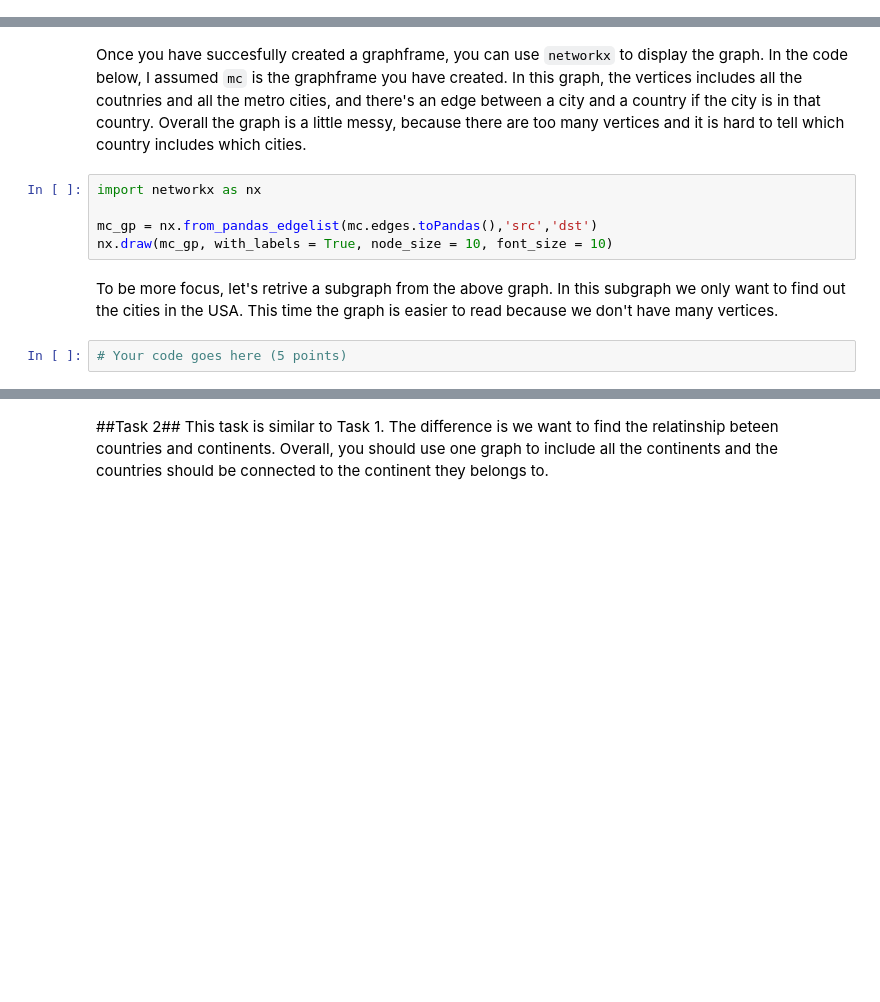
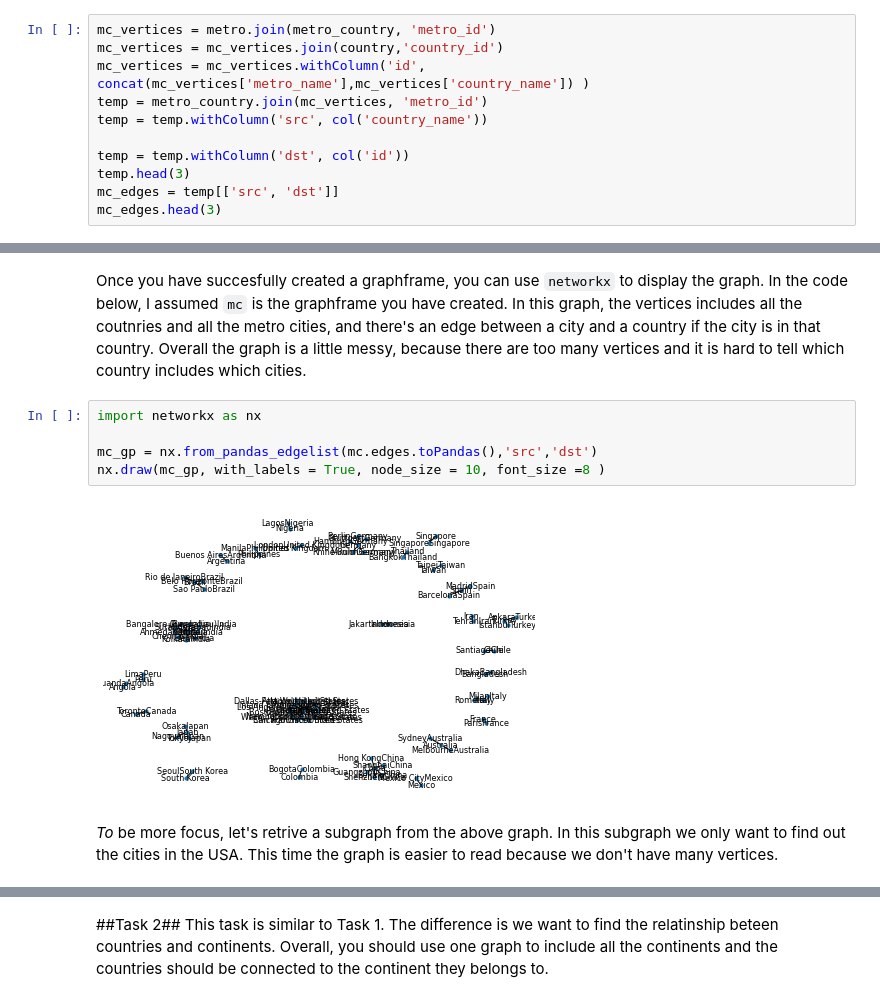
Before and after one commit to parkerburchett/BigDataClass, a Jupyter notebook: Parker_Burchett_Big_Data_Lab_5.ipynb, the cells around one changed output, grey strips where cells are left out. Cells and saved outputs as stored; diff of their text form; blank space fills up the shorter version.

```diff
--- a/Parker_Burchett_Big_Data_Lab_5.ipynb
+++ b/Parker_Burchett_Big_Data_Lab_5.ipynb
@@ -142,0 +146,11 @@ mc_verts=
+# %%
+mc_vertices = metro.join(metro_country, 'metro_id')
+mc_vertices = mc_vertices.join(country,'country_id')
+mc_vertices = mc_vertices.withColumn('id', concat(mc_vertices['metro_name'],mc_vertices['country_name']) )
+temp = metro_country.join(mc_vertices, 'metro_id')
+temp = temp.withColumn('src', col('country_name'))
+
+temp = temp.withColumn('dst', col('id'))
+temp.head(3)
+mc_edges = temp[['src', 'dst']]
+mc_edges.head(3)
@@ -156,9 +195,9 @@ Once you have succesfully created a graphframe, you can use `networkx` to displa
 # %%
 import networkx as nx
 
 mc_gp = nx.from_pandas_edgelist(mc.edges.toPandas(),'src','dst')
-nx.draw(mc_gp, with_labels = True, node_size = 10, font_size = 10)
+nx.draw(mc_gp, with_labels = True, node_size = 10, font_size =8 )
+# %% [output]
+[figure, added]
 # %% [markdown]
-To be more focus, let's retrive a subgraph from the above graph. In this subgraph we only want to find out the cities in the USA. This time the graph is easier to read because we don't have many vertices.
+*To* be more focus, let's retrive a subgraph from the above graph. In this subgraph we only want to find out the cities in the USA. This time the graph is easier to read because we don't have many vertices.
-# %%
-# Your code goes here (5 points)
```
Also changed, not shown: parts of 15 cells of this notebook, 1 other file.
